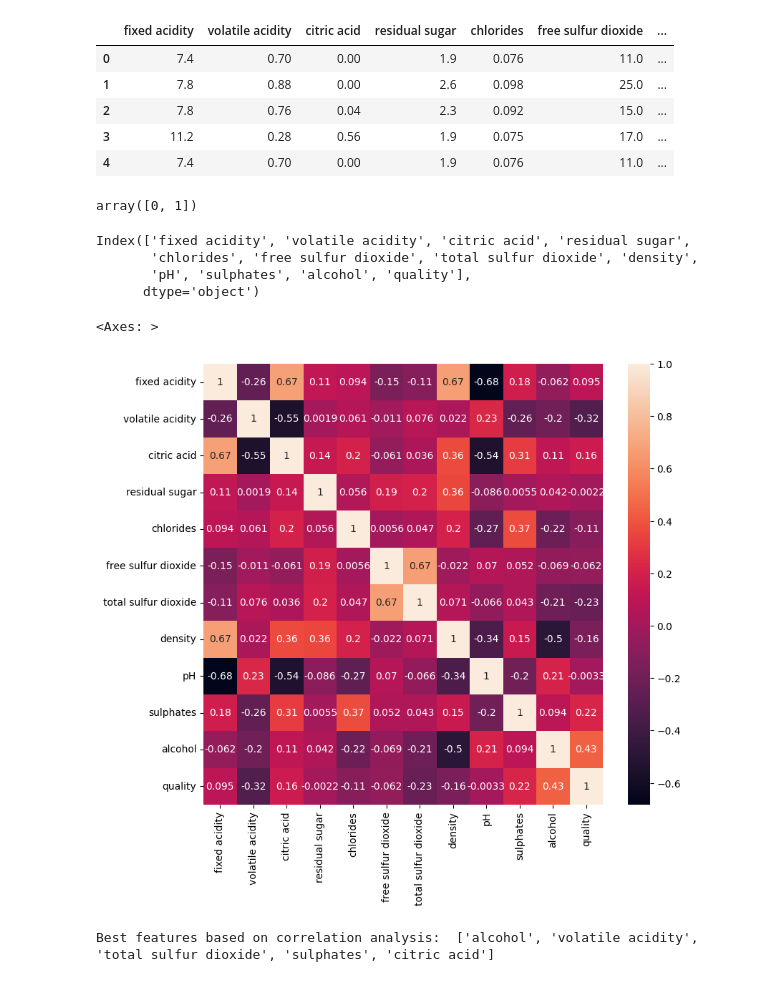
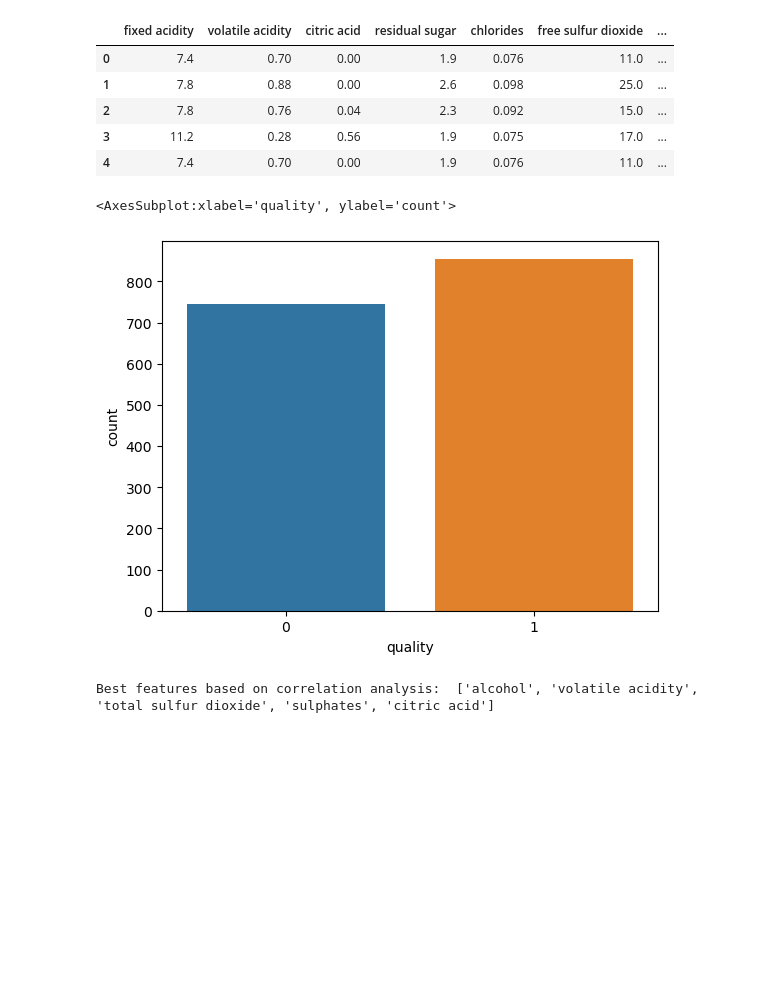
Before and after one commit to Harichandana0301/Project-8-Decision-Tree-and-Neural-Networks-on-Red-Wine-Quality-Dataset, a Jupyter notebook: Project8.ipynb, the cells around one changed output. Drawn from its saved outputs; the diff is of its cells as text; code cells hidden in the pictures; blank space fills up the shorter version.

```diff
--- a/Project8.ipynb
+++ b/Project8.ipynb
@@ -33,24 +237,9 @@ df.head()
 | 2 | 7.8 | 0.76 | 0.04 | 2.3 | 0.092 | 15.0 | ... |
 | 3 | 11.2 | 0.28 | 0.56 | 1.9 | 0.075 | 17.0 | ... |
 | 4 | 7.4 | 0.70 | 0.00 | 1.9 | 0.076 | 11.0 | ... |
-# %%
-df.quality.unique()
-# %% [output]
-array([0, 1])
-# %%
-df.columns
-# %% [output]
-Index(['fixed acidity', 'volatile acidity', 'citric acid', 'residual sugar',
-       'chlorides', 'free sulfur dioxide', 'total sulfur dioxide', 'density',
-       'pH', 'sulphates', 'alcohol', 'quality'],
-      dtype='object')
-# %%
-# finding the highest correlated attributes by generating the heat map
-
-corr_matrix = df.corr()
-plt.figure(figsize=(9, 8))
-sns.heatmap(corr_matrix, annot=True)
-# %% [output]
-<Axes: >
-[figure, removed]
+# %%
+sns.countplot(x='quality', data=df)
+# %% [output]
+<AxesSubplot:xlabel='quality', ylabel='count'>
+[figure, added]
 # %%
```
Also changed, not shown: parts of 51 cells of this notebook.
